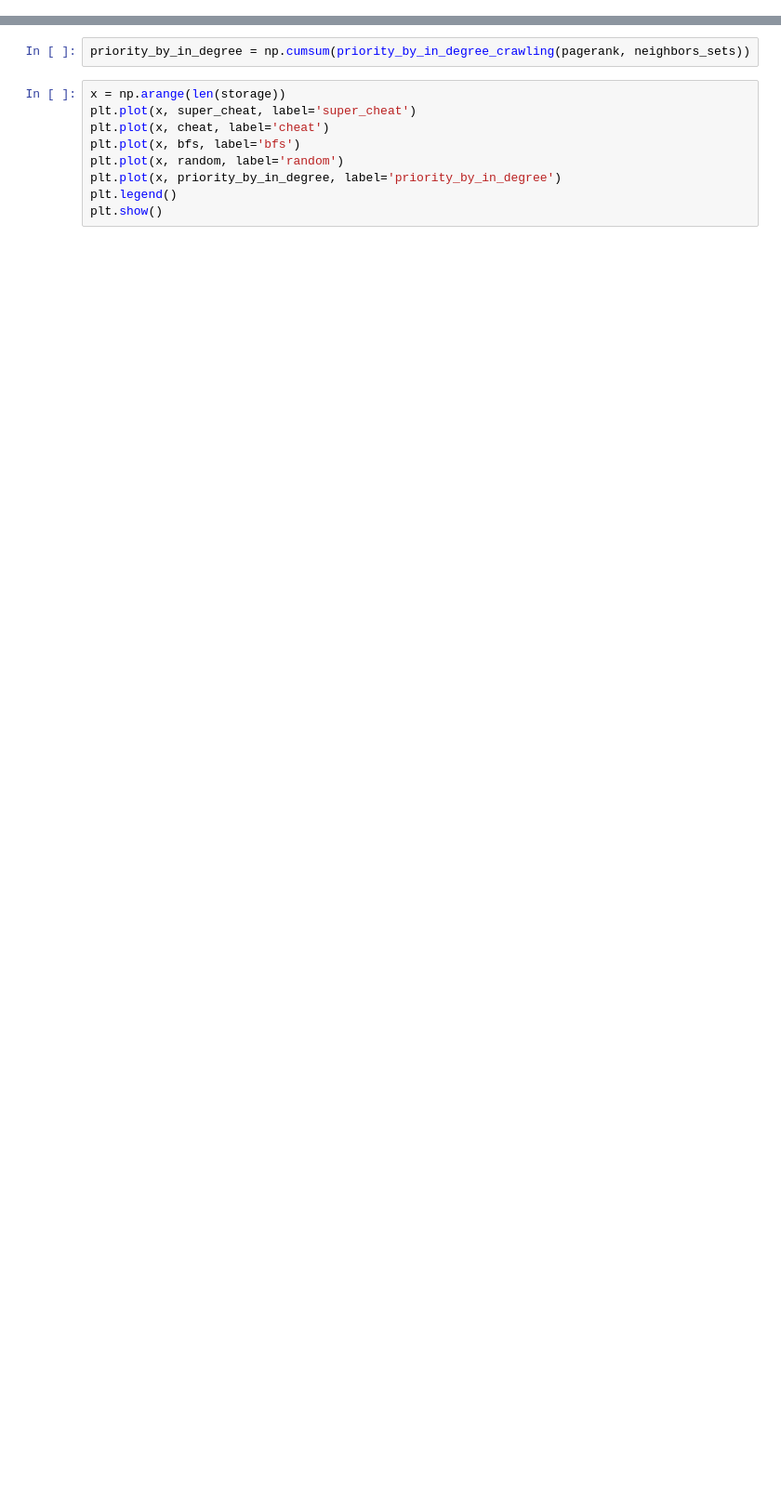
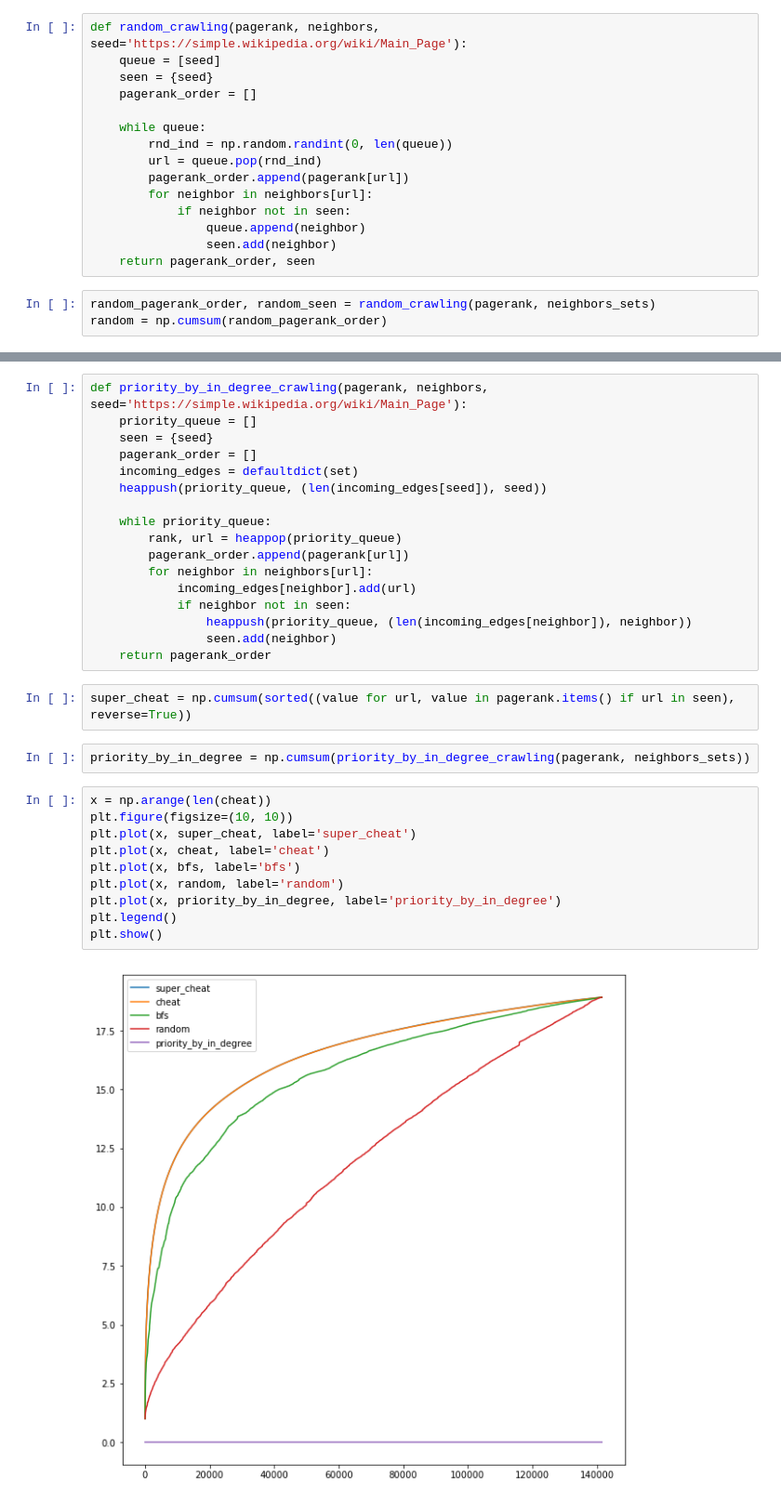
Before and after one commit to onaga1958/InformationRetrieval, a Jupyter notebook: crawling_order/CW.ipynb, the cells around one changed output, grey strips where cells are left out. Shown at 93% size. Drawn from its saved outputs; the diff is of its cells as text; blank space fills up the shorter version.

```diff
--- a/crawling_order/CW.ipynb
+++ b/crawling_order/CW.ipynb
@@ -174,0 +188,18 @@ random = np.cumsum(random_crawling(pagerank, neighbors_sets))
+# %%
+def random_crawling(pagerank, neighbors, seed='https://simple.wikipedia.org/wiki/Main_Page'):
+    queue = [seed]
+    seen = {seed}
+    pagerank_order = []
+
+    while queue:
+        rnd_ind = np.random.randint(0, len(queue))
+        url = queue.pop(rnd_ind)
+        pagerank_order.append(pagerank[url])
+        for neighbor in neighbors[url]:
+            if neighbor not in seen:
+                queue.append(neighbor)
+                seen.add(neighbor)
+    return pagerank_order, seen
+# %%
+random_pagerank_order, random_seen = random_crawling(pagerank, neighbors_sets)
+random = np.cumsum(random_pagerank_order)
@@ -175,11 +210,33 @@ random = np.cumsum(random_crawling(pagerank, neighbors_sets))
+# %%
+def priority_by_in_degree_crawling(pagerank, neighbors, seed='https://simple.wikipedia.org/wiki/Main_Page'):
+    priority_queue = []
+    seen = {seed}
+    pagerank_order = []
+    incoming_edges = defaultdict(set)
+    heappush(priority_queue, (len(incoming_edges[seed]), seed))
+
+    while priority_queue:
+        rank, url = heappop(priority_queue)
+        pagerank_order.append(pagerank[url])
+        for neighbor in neighbors[url]:
+            incoming_edges[neighbor].add(url)
+            if neighbor not in seen:
+                heappush(priority_queue, (len(incoming_edges[neighbor]), neighbor))
+                seen.add(neighbor)
+    return pagerank_order
+# %%
+super_cheat = np.cumsum(sorted((value for url, value in pagerank.items() if url in seen), reverse=True))
 # %%
 priority_by_in_degree = np.cumsum(priority_by_in_degree_crawling(pagerank, neighbors_sets))
 # %%
-x = np.arange(len(storage))
+x = np.arange(len(cheat))
+plt.figure(figsize=(10, 10))
 plt.plot(x, super_cheat, label='super_cheat')
 plt.plot(x, cheat, label='cheat')
 plt.plot(x, bfs, label='bfs')
 plt.plot(x, random, label='random')
 plt.plot(x, priority_by_in_degree, label='priority_by_in_degree')
 plt.legend()
 plt.show()
+# %% [output]
+[figure, added]
```
Also changed, not shown: parts of 21 cells of this notebook.
